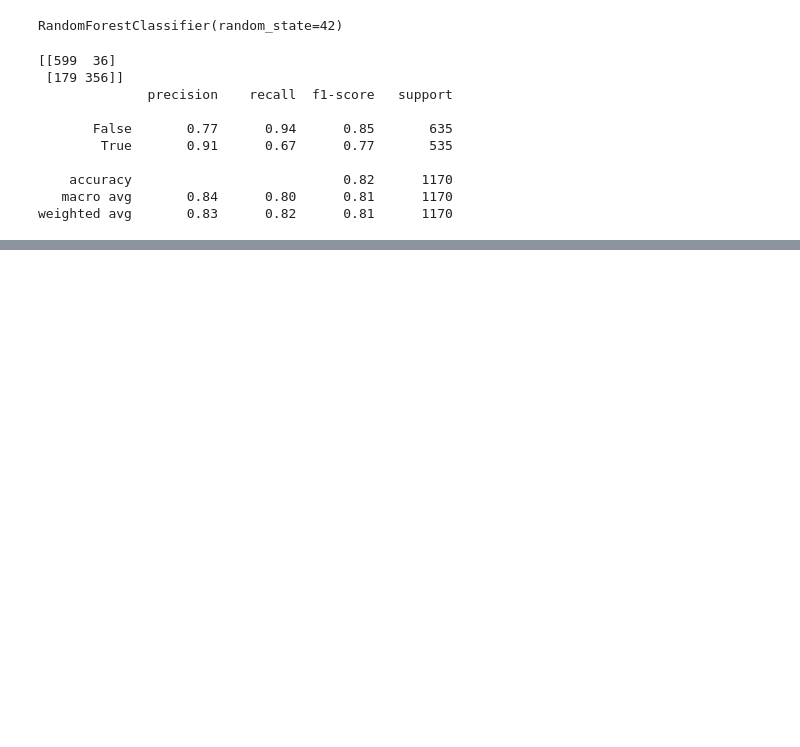
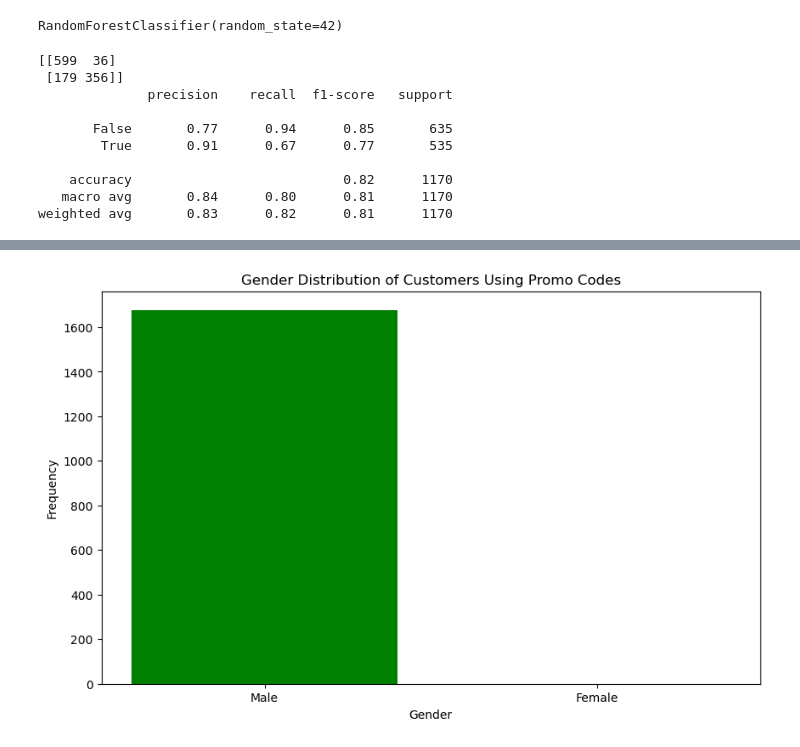
Before and after one commit to luisrodriguezror/project4, a Jupyter notebook: Promo Code.ipynb, the cells around one changed output, grey strips where cells are left out. Cells and saved outputs as stored; diff of their text form; code cells hidden in the pictures; blank space fills up the shorter version.

```diff
--- a/Promo Code.ipynb
+++ b/Promo Code.ipynb
@@ -160,0 +258,4 @@ weighted avg       0.83      0.82      0.81      1170
+# %%
+plot_bar(gender_distribution, 'Gender Distribution of Customers Using Promo Codes', 'Gender', 'Frequency')
+# %% [output]
+[figure, added]
```
Also changed, not shown: parts of 14 cells of this notebook, 1 other file.
